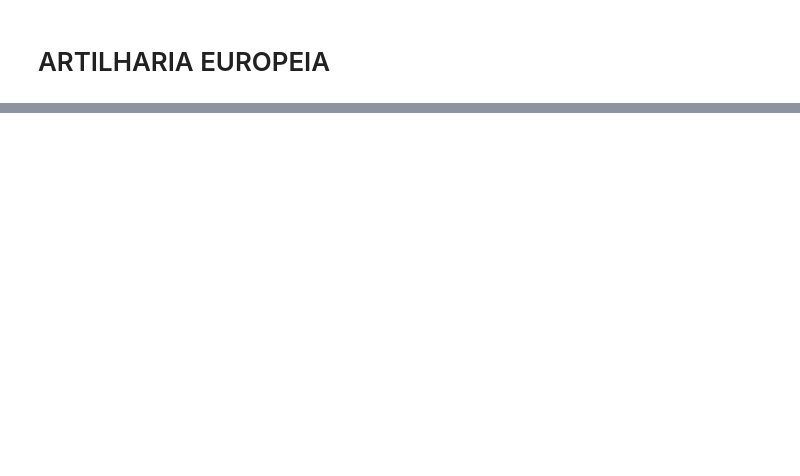
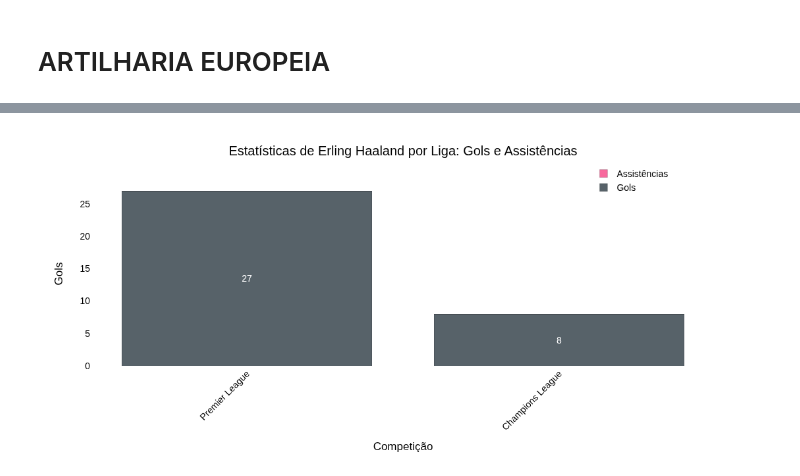
Before and after one commit to wallingson12/web_scrapping_top_ligas, a Jupyter notebook: Web scrapping - Artilharia europeia.ipynb, the cells around one changed output, grey strips where cells are left out. Drawn from its saved outputs; the diff is of its cells as text; code cells hidden in the pictures; blank space fills up the shorter version.

```diff
--- a/Web scrapping - Artilharia europeia.ipynb
+++ b/Web scrapping - Artilharia europeia.ipynb
@@ -414,0 +275,86 @@ Gerando dashboard para Europa League
+# %%
+import plotly.graph_objects as go
+import numpy as np
+
+def dashboard_unico_jogador(ligas, nome_jogador):
+    ligas_validas = []
+    gols = []
+    assistencias = []
+
+    for liga, (artilharia, assistencia) in ligas.items():
+        if artilharia is None or assistencia is None:
+            continue
+        artilharia.columns = artilharia.columns.str.strip()
+        assistencia.columns = assistencia.columns.str.strip()
+
+        jogador_art = artilharia[artilharia['Nome'] == nome_jogador]
+        jogador_ass = assistencia[assistencia['Nome'] == nome_jogador]
+
+        if jogador_art.empty and jogador_ass.empty:
+            continue
+
+        gols_val = jogador_art['G'].sum() if not jogador_art.empty else 0
+        assist_val = jogador_ass['A'].sum() if not jogador_ass.empty else 0
+
+        ligas_validas.append(liga)
+        gols.append(gols_val)
+        assistencias.append(assist_val)
+
+    if not ligas_validas:
+        print(f"Nenhum dado encontrado para {nome_jogador}")
+        return
+
+    fig = go.Figure()
+
+    # Barra de gols
+    fig.add_trace(go.Bar(
+        x=ligas_validas,
+        y=gols,
+        name='Gols',
+        marker_color='rgb(58, 71, 80)',
+        text=[str(g) if g > 0 else '' for g in gols],
+        textposition='inside',
+        insidetextanchor='middle',
+        hovertemplate='%{x}<br>Gols: %{y}<extra></extra>',
+        marker_line=dict(width=1, color='rgba(0,0,0,0.2)'),
+        opacity=0.85
+    ))
+
+    # Barra de assistências empilhada em cima dos gols
+    fig.add_trace(go.Bar(
+        x=ligas_validas,
+        y=assistencias,
+        name='Assistências',
+        marker_color='rgb(246, 78, 139)',
+        text=[str(a) if a > 0 else '' for a in assistencias],
+        textposition='inside',
+        insidetextanchor='middle',
+        hovertemplate='%{x}<br>Assistências: %{y}<extra></extra>',
+        marker_line=dict(width=1, color='rgba(0,0,0,0.2)'),
+        opacity=0.85
+    ))
+
+    fig.update_layout(
+        title=dict(
+            text=f'Estatísticas de {nome_jogador} por Liga: Gols e Assistências',
+            x=0.5,
+            xanchor='center',
+            font=dict(size=20)
+        ),
+        barmode='stack',
+        xaxis=dict(title='Competição', tickangle=-45),
+        yaxis=dict(title='Gols', zeroline=False),
+        plot_bgcolor='white',
+        paper_bgcolor='white',
+        font=dict(family='Arial, sans-serif', size=14, color='black'),
+        legend=dict(x=0.8, y=1.1, bgcolor='rgba(255,255,255,0)', bordercolor='rgba(0,0,0,0)'),
+        height=500,
+        margin=dict(t=80, b=100)
+    )
+
+    fig.show()
+
+# Use assim:
+dashboard_unico_jogador(ligas, 'Erling Haaland')
+# %% [output]
+[figure, added]
```
Also changed, not shown: parts of 8 cells of this notebook.
